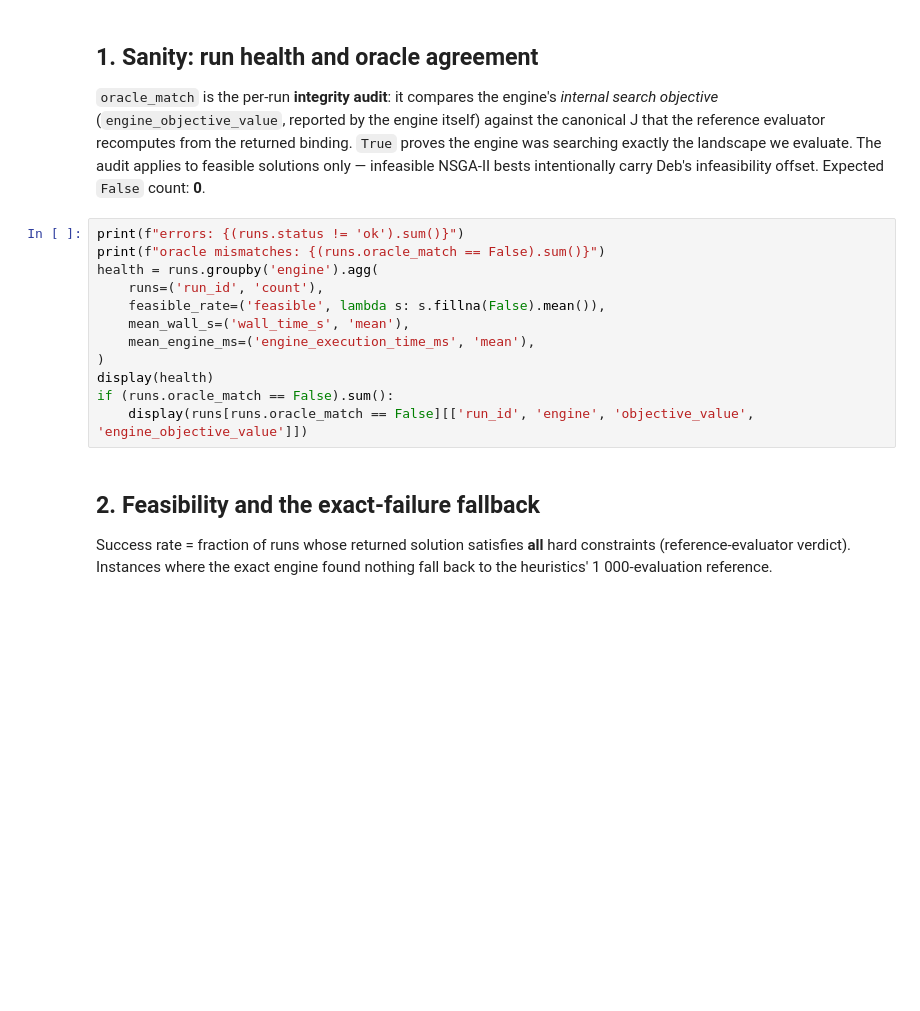
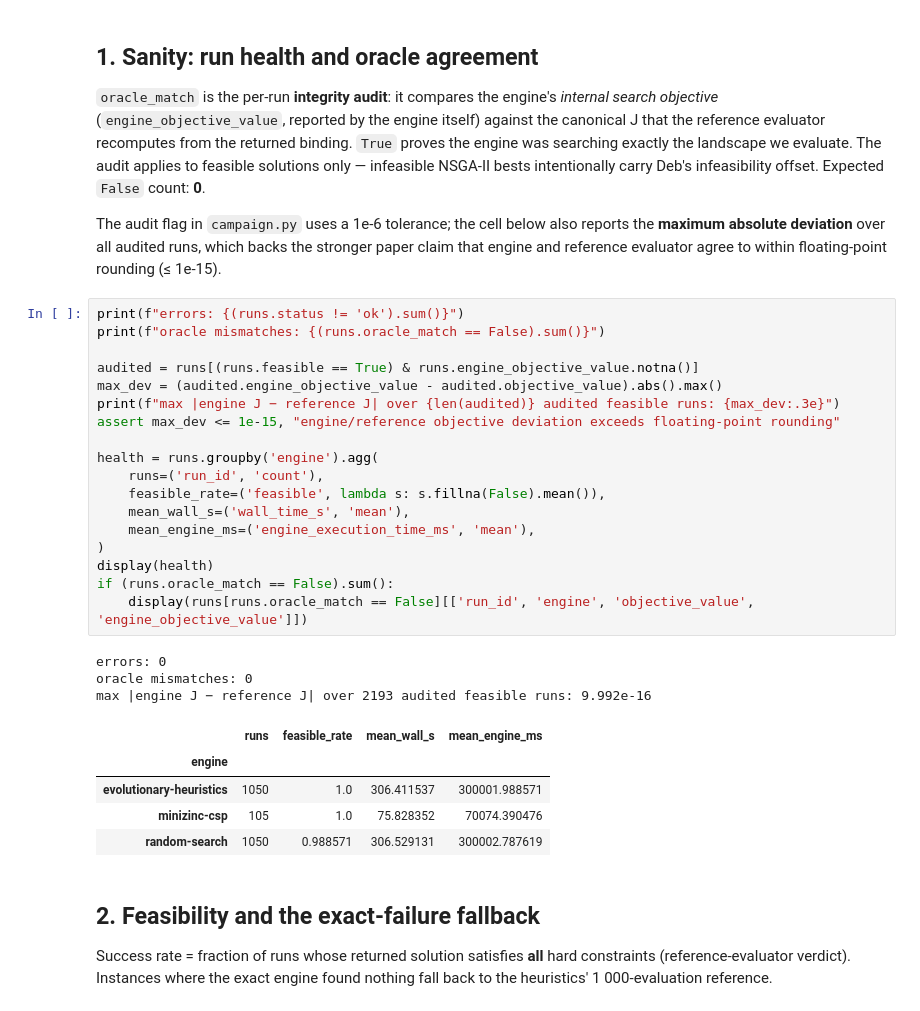
Before and after one commit to isa-group/OpenBinding, a Jupyter notebook: experimentation/icsoc/notebooks/03_results_evaluation.ipynb, the cells around one changed output. Cells and saved outputs as stored; diff of their text form; blank space fills up the shorter version.

```diff
--- a/experimentation/icsoc/notebooks/03_results_evaluation.ipynb
+++ b/experimentation/icsoc/notebooks/03_results_evaluation.ipynb
@@ -57,18 +63,37 @@ the reference evaluator recomputes from the returned binding. `True` proves the
 searching exactly the landscape we evaluate. The audit applies to feasible solutions only —
 infeasible NSGA-II bests intentionally carry Deb's infeasibility offset. Expected `False` count:
 **0**.
+
+The audit flag in `campaign.py` uses a 1e-6 tolerance; the cell below also reports the **maximum
+absolute deviation** over all audited runs, which backs the stronger paper claim that engine and
+reference evaluator agree to within floating-point rounding (≤ 1e-15).
 # %%
 print(f"errors: {(runs.status != 'ok').sum()}")
 print(f"oracle mismatches: {(runs.oracle_match == False).sum()}")
+
+audited = runs[(runs.feasible == True) & runs.engine_objective_value.notna()]
+max_dev = (audited.engine_objective_value - audited.objective_value).abs().max()
+print(f"max |engine J − reference J| over {len(audited)} audited feasible runs: {max_dev:.3e}")
+assert max_dev <= 1e-15, "engine/reference objective deviation exceeds floating-point rounding"
+
 health = runs.groupby('engine').agg(
     runs=('run_id', 'count'),
     feasible_rate=('feasible', lambda s: s.fillna(False).mean()),
     mean_wall_s=('wall_time_s', 'mean'),
     mean_engine_ms=('engine_execution_time_ms', 'mean'),
 )
 display(health)
 if (runs.oracle_match == False).sum():
     display(runs[runs.oracle_match == False][['run_id', 'engine', 'objective_value', 'engine_objective_value']])
+# %% [output]
+errors: 0
+oracle mismatches: 0
+max |engine J − reference J| over 2193 audited feasible runs: 9.992e-16
+|  | runs | feasible_rate | mean_wall_s | mean_engine_ms |
+| engine |  |  |  |  |
+| evolutionary-heuristics | 1050 | 1.0 | 306.411537 | 300001.988571 |
+| minizinc-csp | 105 | 1.0 | 75.828352 | 70074.390476 |
+| random-search | 1050 | 0.988571 | 306.529131 | 300002.787619 |
 # %% [markdown]
 ## 2. Feasibility and the exact-failure fallback
 
```
Also changed, not shown: parts of 23 cells of this notebook, 10 other files.
